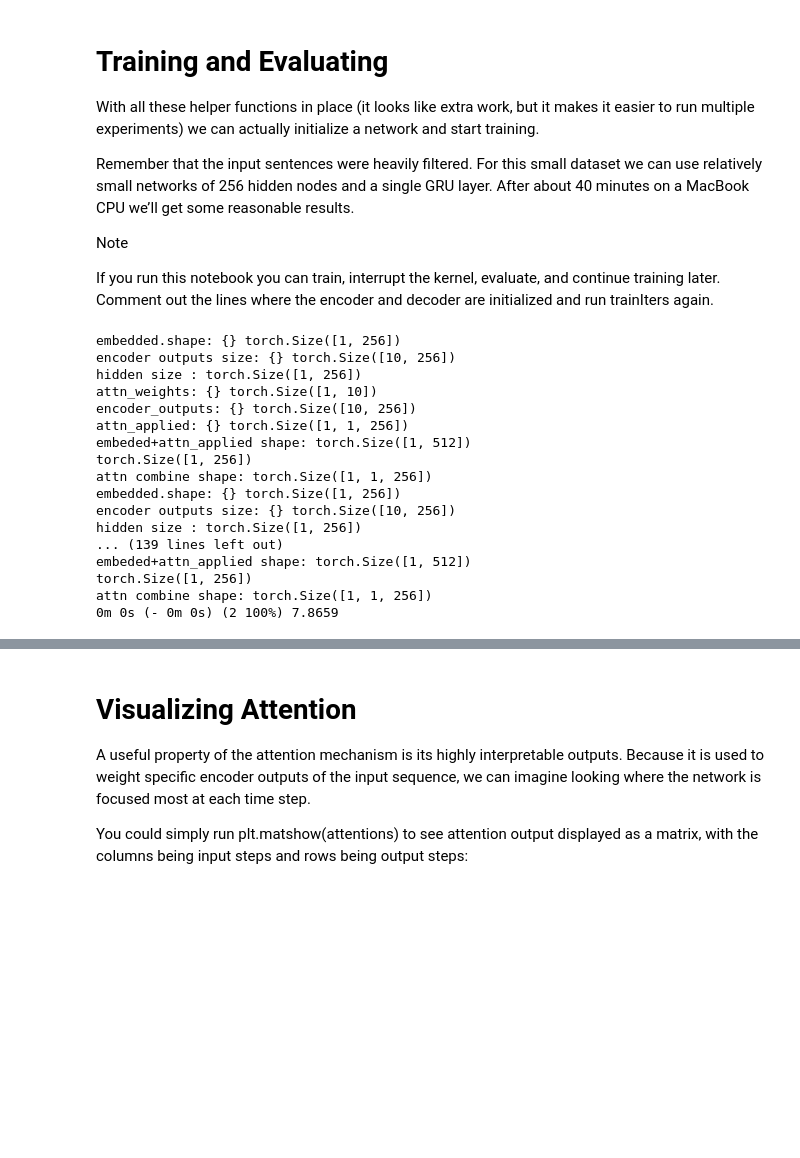
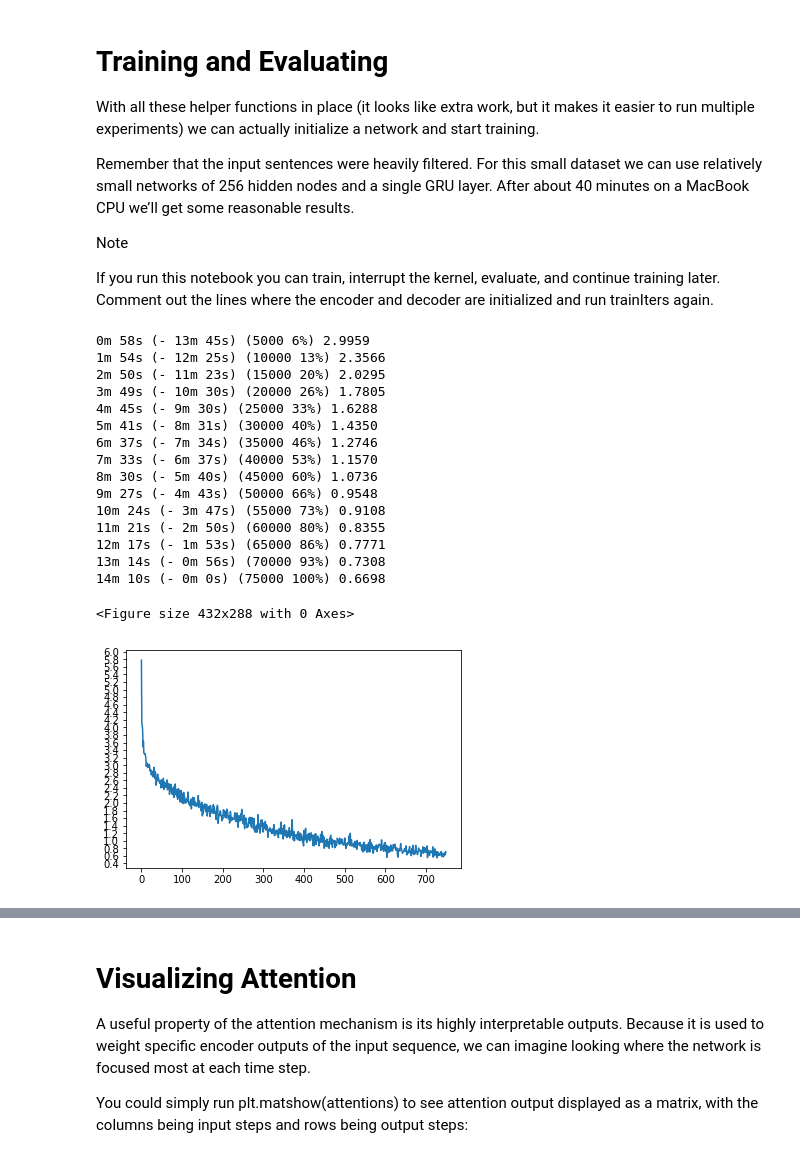
Before and after one commit to devraj89/Deep-Learning-Resources, a Jupyter notebook: NLP/6(b)_Translation_with_a_Sequence_to_Sequence_Network_and_Attention.ipynb, the cells around one changed output, grey strips where cells are left out. Cells and saved outputs as stored; diff of their text form; code cells hidden in the pictures; blank space fills up the shorter version.

```diff
--- a/NLP/6(b)_Translation_with_a_Sequence_to_Sequence_Network_and_Attention.ipynb
+++ b/NLP/6(b)_Translation_with_a_Sequence_to_Sequence_Network_and_Attention.ipynb
@@ -731,28 +739,28 @@ class AttnDecoderRNN(nn.Module):
 # %%
 hidden_size = 256
 encoder1 = EncoderRNN(input_lang.n_words, hidden_size).to(device)
 attn_decoder1 = AttnDecoderRNN(hidden_size, output_lang.n_words, dropout_p=0.1).to(device)
 #decoder1 = DecoderRNN(hidden_size, output_lang.n_words).to(device)
-#trainIters(encoder1, attn_decoder1, 75000, print_every=5000)
-trainIters(encoder1, attn_decoder1, 2, print_every=1)
+trainIters(encoder1, attn_decoder1, 75000, print_every=5000)
+#trainIters(encoder1, attn_decoder1, 2, print_every=1)
 # %% [output]
-embedded.shape: {} torch.Size([1, 256])
-encoder outputs size: {} torch.Size([10, 256])
-hidden size : torch.Size([1, 256])
-attn_weights: {} torch.Size([1, 10])
-encoder_outputs: {} torch.Size([10, 256])
-attn_applied: {} torch.Size([1, 1, 256])
-embeded+attn_applied shape: torch.Size([1, 512])
-torch.Size([1, 256])
-attn combine shape: torch.Size([1, 1, 256])
-embedded.shape: {} torch.Size([1, 256])
-encoder outputs size: {} torch.Size([10, 256])
-hidden size : torch.Size([1, 256])
-... (139 lines left out)
-embeded+attn_applied shape: torch.Size([1, 512])
-torch.Size([1, 256])
-attn combine shape: torch.Size([1, 1, 256])
-0m 0s (- 0m 0s) (2 100%) 7.8659
+0m 58s (- 13m 45s) (5000 6%) 2.9959
+1m 54s (- 12m 25s) (10000 13%) 2.3566
+2m 50s (- 11m 23s) (15000 20%) 2.0295
+3m 49s (- 10m 30s) (20000 26%) 1.7805
+4m 45s (- 9m 30s) (25000 33%) 1.6288
+5m 41s (- 8m 31s) (30000 40%) 1.4350
+6m 37s (- 7m 34s) (35000 46%) 1.2746
+7m 33s (- 6m 37s) (40000 53%) 1.1570
+8m 30s (- 5m 40s) (45000 60%) 1.0736
+9m 27s (- 4m 43s) (50000 66%) 0.9548
+10m 24s (- 3m 47s) (55000 73%) 0.9108
+11m 21s (- 2m 50s) (60000 80%) 0.8355
+12m 17s (- 1m 53s) (65000 86%) 0.7771
+13m 14s (- 0m 56s) (70000 93%) 0.7308
+14m 10s (- 0m 0s) (75000 100%) 0.6698
+<Figure size 432x288 with 0 Axes>
+[figure, added]
 # %%
 evaluateRandomly(encoder1, attn_decoder1)
 # %% [output]
```
Also changed, not shown: parts of 5 cells of this notebook.
